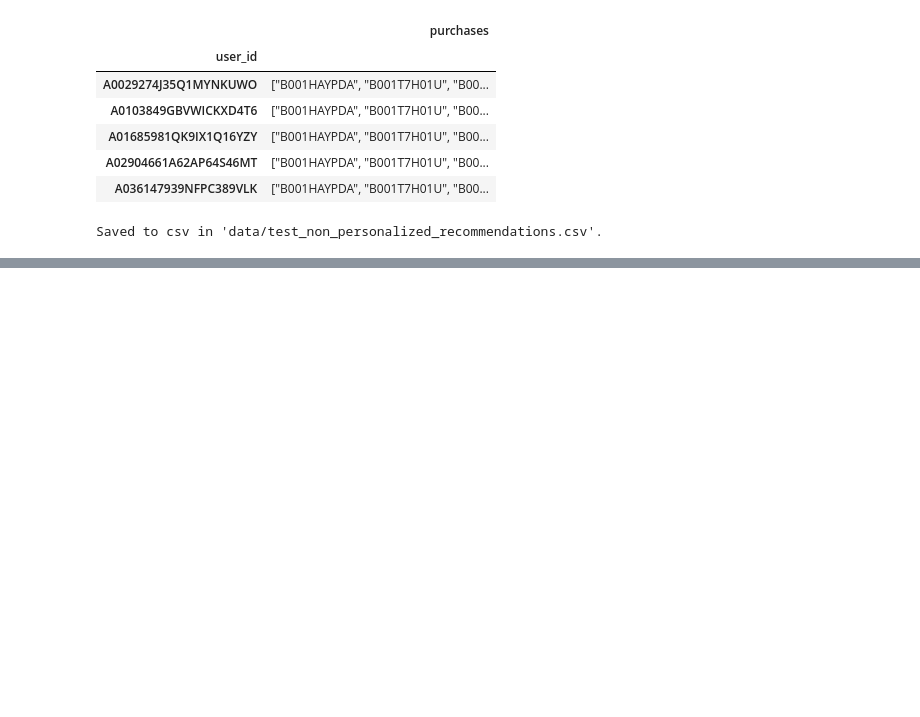
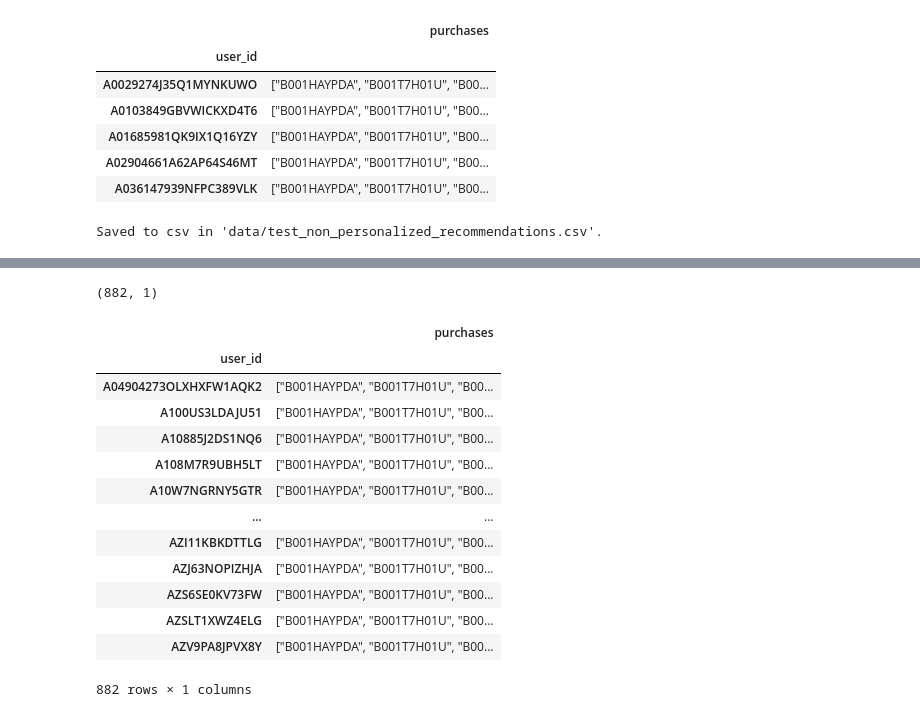
Before and after one commit to andreisantos/ldssa-hck5, a Jupyter notebook: hack_ines.ipynb, the cells around one changed output, grey strips where cells are left out. Cells and saved outputs as stored; diff of their text form; code cells hidden in the pictures; blank space fills up the shorter version.

```diff
--- a/hack_ines.ipynb
+++ b/hack_ines.ipynb
@@ -448,3 +455,6 @@ def save_predictions(predictions: pd.DataFrame, output_path: str):
 save_predictions(df_test_hk5, os.path.join("data", "test_non_personalized_recommendations.csv"))
 # %% [output]
 Saved to csv in 'data/test_non_personalized_recommendations.csv'.
+# %%
+new_users_recommendations = df_test_hk5.loc[test_users_not_in_data["users to recommend products"]]
+new_users_recommendations.head()
@@ -450,0 +599,19 @@ Saved to csv in 'data/test_non_personalized_recommendations.csv'.
+# %%
+print(new_users_recommendations.shape)
+new_users_recommendations
+# %% [output]
+(882, 1)
+|  | purchases |
+| user_id |  |
+| A04904273OLXHXFW1AQK2 | ["B001HAYPDA", "B001T7H01U", "B00... |
+| A100US3LDAJU51 | ["B001HAYPDA", "B001T7H01U", "B00... |
+| A10885J2DS1NQ6 | ["B001HAYPDA", "B001T7H01U", "B00... |
+| A108M7R9UBH5LT | ["B001HAYPDA", "B001T7H01U", "B00... |
+| A10W7NGRNY5GTR | ["B001HAYPDA", "B001T7H01U", "B00... |
+| ... | ... |
+| AZI11KBKDTTLG | ["B001HAYPDA", "B001T7H01U", "B00... |
+| AZJ63NOPIZHJA | ["B001HAYPDA", "B001T7H01U", "B00... |
+| AZS6SE0KV73FW | ["B001HAYPDA", "B001T7H01U", "B00... |
+| AZSLT1XWZ4ELG | ["B001HAYPDA", "B001T7H01U", "B00... |
+| AZV9PA8JPVX8Y | ["B001HAYPDA", "B001T7H01U", "B00... |
+882 rows × 1 columns
```
Also changed, not shown: parts of 18 cells of this notebook.
